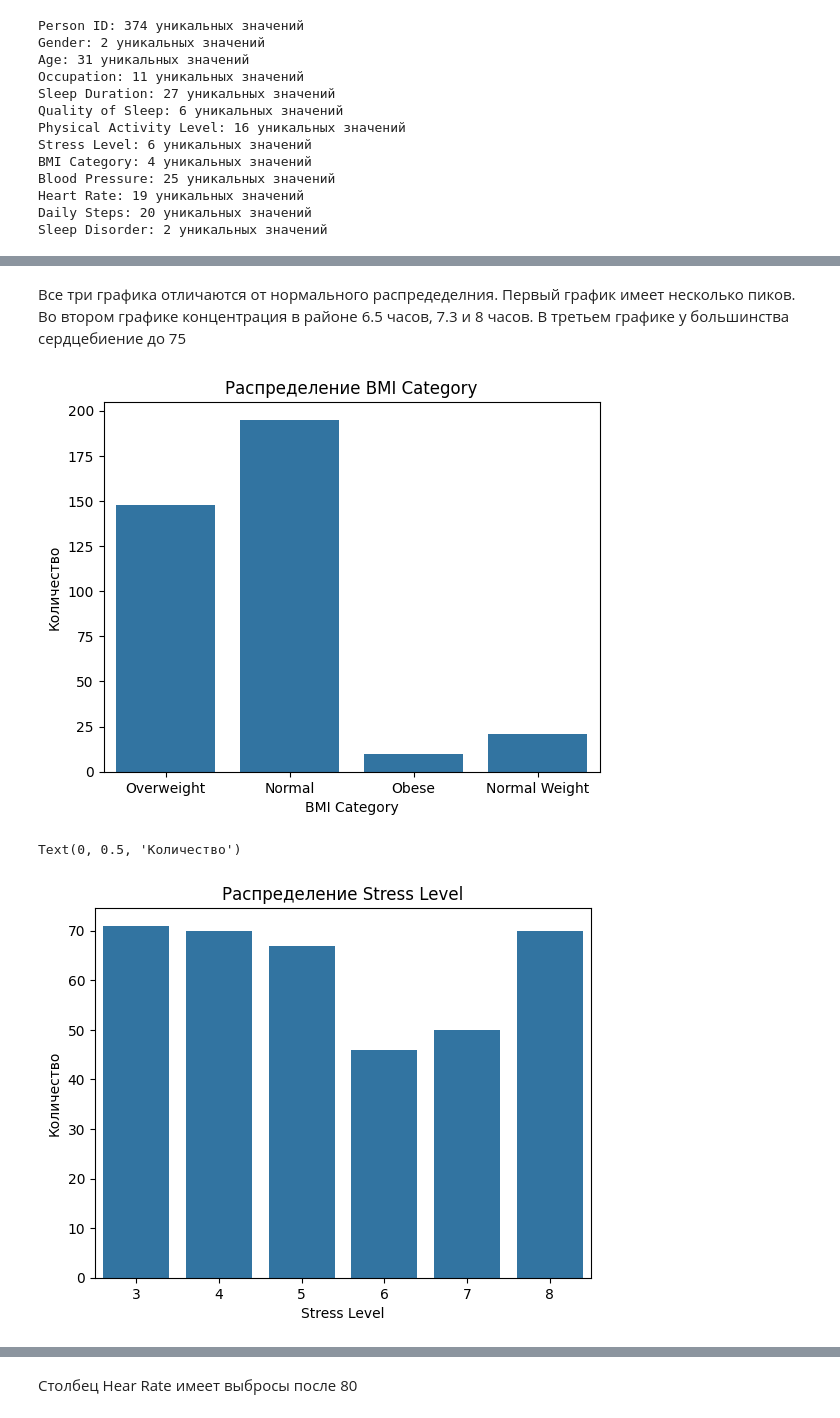
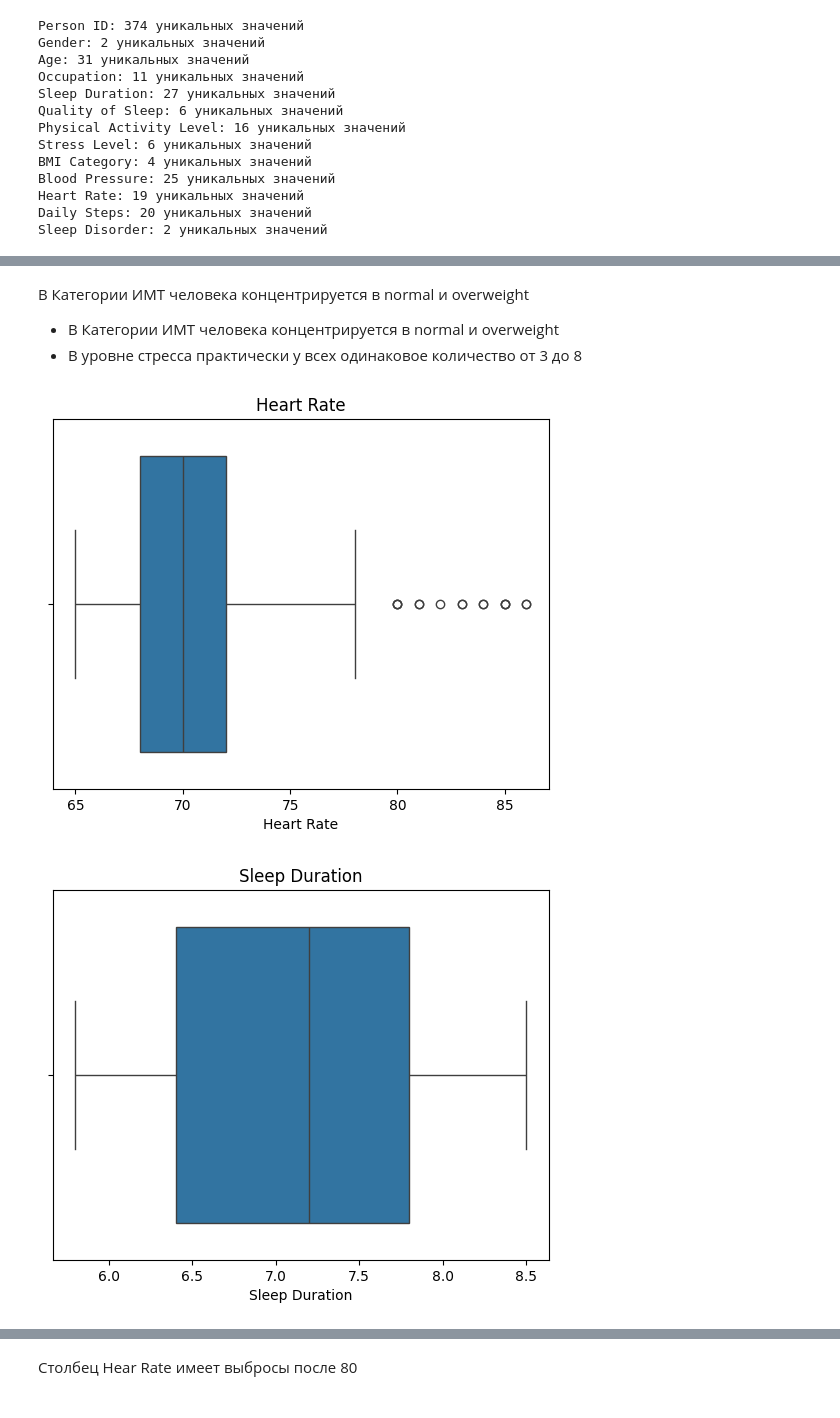
Before and after one commit to NikRed17/Dataset8, a Jupyter notebook: Датасет8.ipynb, the cells around one changed output, grey strips where cells are left out. Saved outputs shown, nothing was run; the diff lists cells and outputs as text; code cells hidden in the pictures.

```diff
--- a/Датасет8.ipynb
+++ b/Датасет8.ipynb
@@ -5,7 +7,7 @@
 import pandas as pd
 import matplotlib.pyplot as plt
 import seaborn as sns
-PATH_TO_FILE: str = '/Sleep_health_and_lifestyle_dataset.csv' # Загрузка набора данных
+PATH_TO_FILE: str = '/content/Sleep_health_and_lifestyle_dataset.csv' # Загрузка набора данных
 ## p.s. в левой панеле нажать на папку и перетащить туда файл,
 ## а wince.csv заменить на свой вариант (ПКМ -> копировать путь)
 df = pd.read_csv(PATH_TO_FILE) # функция превращение данных из CSV в DataFrame
@@ -164,17 +208,19 @@ plt.show()
-# %% [markdown]
-Все три графика отличаются от нормального распредеделния. Первый график имеет несколько пиков. Во втором графике концентрация в районе 6.5 часов, 7.3 и 8 часов. В третьем графике у большинства сердцебиение до 75
+# %% [markdown]
+В Категории ИМТ человека концентрируется в normal и overweight
+
+
+* В Категории ИМТ человека концентрируется в normal и overweight
+* В уровне стресса практически у всех одинаковое количество от 3 до 8
 # %%
-sns.countplot(x='BMI Category', data=df)
-plt.title('Распределение BMI Category')
-plt.xlabel('BMI Category')
-plt.ylabel('Количество')
+sns.boxplot(x=df['Heart Rate'])
+plt.title('Heart Rate')
+plt.xlabel('Heart Rate')
 plt.show()
 
-sns.countplot(x='Stress Level', data=df)
-plt.title('Распределение Stress Level')
-plt.xlabel('Stress Level')
-plt.ylabel('Количество')
+sns.boxplot(x=df['Sleep Duration'])
+plt.title('Sleep Duration')
+plt.xlabel('Sleep Duration')
+plt.show()
 # %% [output]
-[figure, old version]
+[figure, new version]
-Text(0, 0.5, 'Количество')
-[figure, old version]
+[figure, new version]
```
Also changed, not shown: parts of 12 cells of this notebook.
